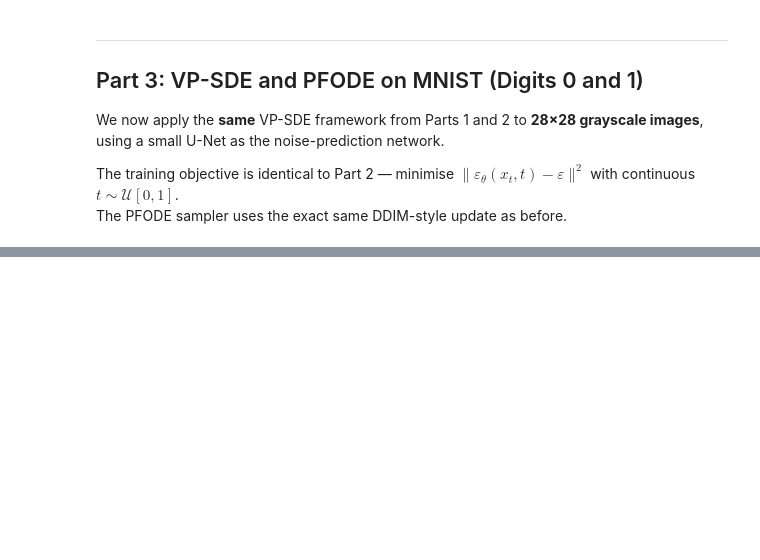
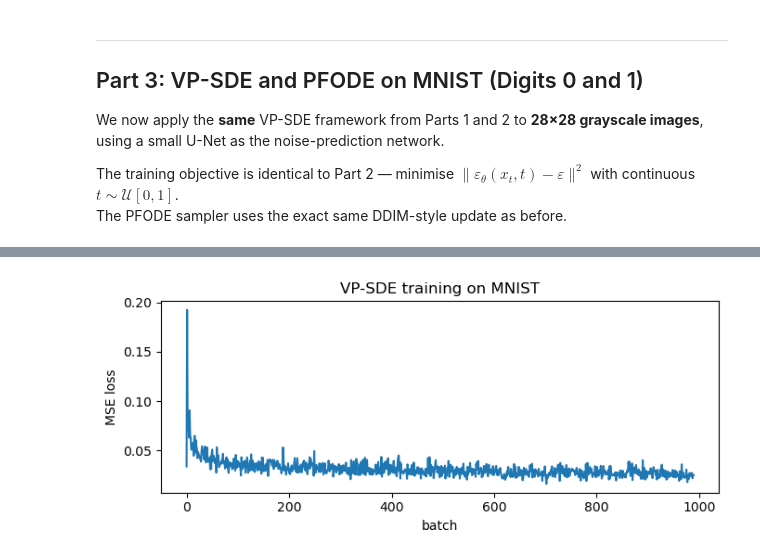
Before and after one commit to rajit906/ATML2026_DGM, a Jupyter notebook: week11/solutions.ipynb, the cells around one changed output, grey strips where cells are left out. Cells and saved outputs as stored; diff of their text form; code cells hidden in the pictures; blank space fills up the shorter version.

```diff
--- a/week11/solutions.ipynb
+++ b/week11/solutions.ipynb
@@ -309,6 +400,7 @@ print(f'MiniUNetContinuous parameters: {sum(p.numel() for p in unet.parameters()
 # %%
 # ── VP-SDE training on MNIST images ─────────────────────────────────────────
-opt_unet = torch.optim.Adam(unet.parameters(), lr=1e-3)
+opt_unet   = torch.optim.Adam(unet.parameters(), lr=3e-4)
+sched_unet = torch.optim.lr_scheduler.CosineAnnealingLR(opt_unet, T_max=20)
 epochs_img = 20
 losses_img = []
 
@@ -326,12 +418,12 @@ for epoch in range(epochs_img):
         eps_pred = unet(x_t, t)
         loss = F.mse_loss(eps_pred, noise)
 
-        opt_unet.zero_grad(); loss.backward(); opt_unet.step()
+        opt_unet.zero_grad()
+        loss.backward()
+        torch.nn.utils.clip_grad_norm_(unet.parameters(), 1.0)
+        opt_unet.step()
         losses_img.append(loss.item())
 
+    sched_unet.step()
     print(f'Epoch {epoch+1:2d}/{epochs_img} | loss {np.mean(losses_img[-len(img_loader):]):.4f}')
-
-plt.figure(figsize=(7, 3))
-plt.plot(losses_img); plt.xlabel('batch'); plt.ylabel('MSE loss')
-plt.title('VP-SDE training on MNIST')
-plt.tight_layout(); plt.show()
+# %% [output]
@@ -338,3 +440,4 @@ plt.tight_layout(); plt.show()
+[figure, added]
 # %%
 @torch.no_grad()
 def sample_pfode_mnist(model, n_samples=8, N=100):
```
Also changed, not shown: parts of 18 cells of this notebook, 2 other files.
